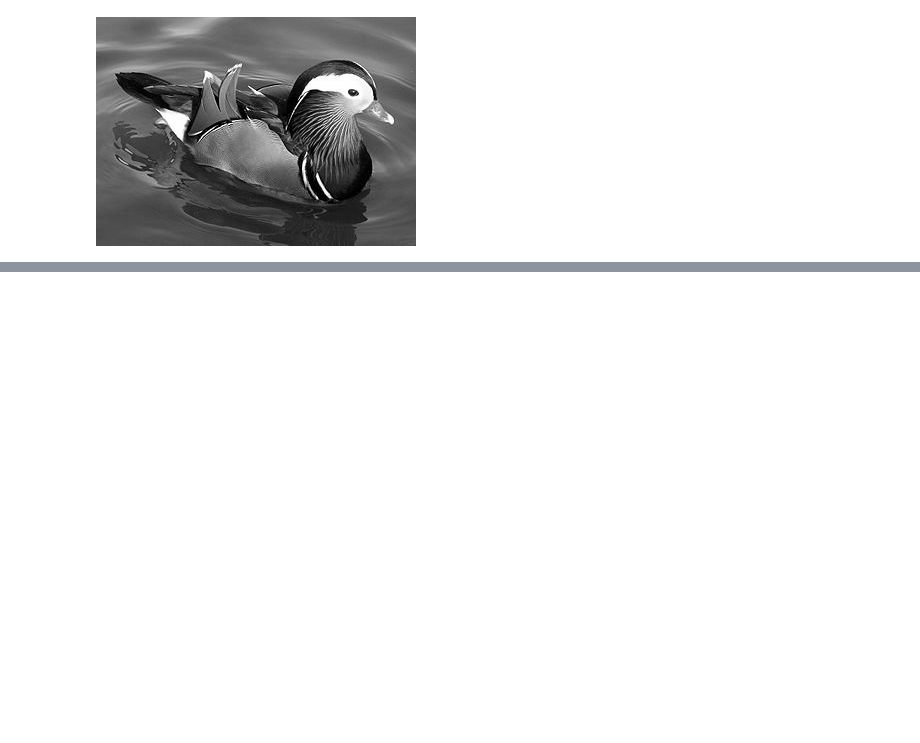
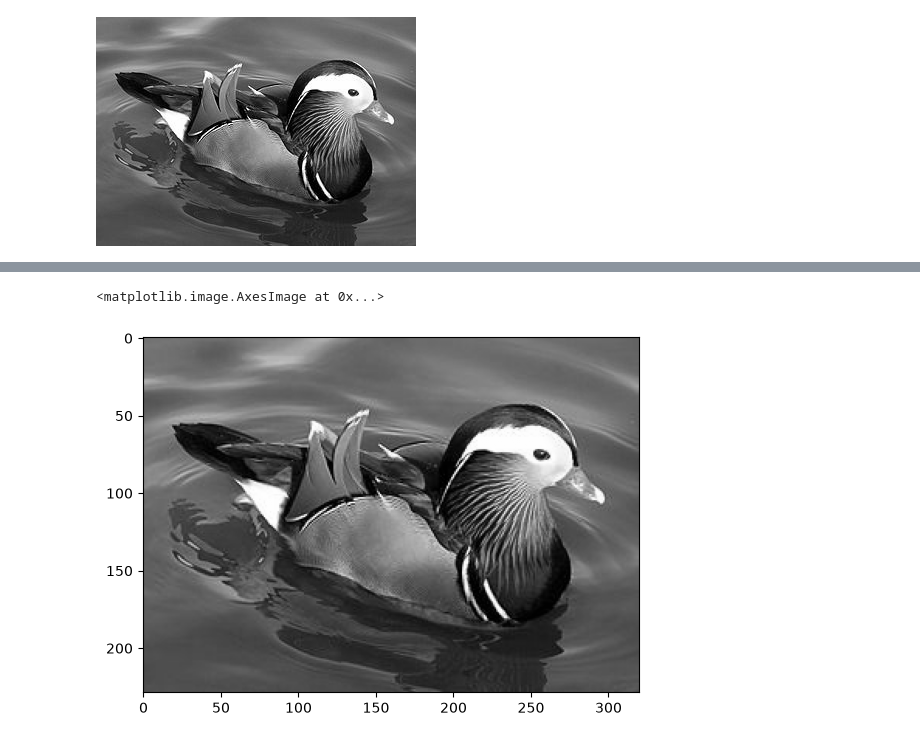
Before and after one commit to dennisumoh325/Computer-Vision, a Jupyter notebook: Wk1_Image_representation.ipynb, the cells around one changed output, grey strips where cells are left out. Cells and saved outputs as stored; diff of their text form; code cells hidden in the pictures; blank space fills up the shorter version.

```diff
--- a/Wk1_Image_representation.ipynb
+++ b/Wk1_Image_representation.ipynb
@@ -35,0 +51,6 @@ display(image)
+# %%
+image1=image.convert('HSV')
+plt.imshow(image1)
+# %% [output]
+<matplotlib.image.AxesImage at 0x...>
+[figure, added]
```
Also changed, not shown: parts of 8 cells of this notebook, 1 other file.
